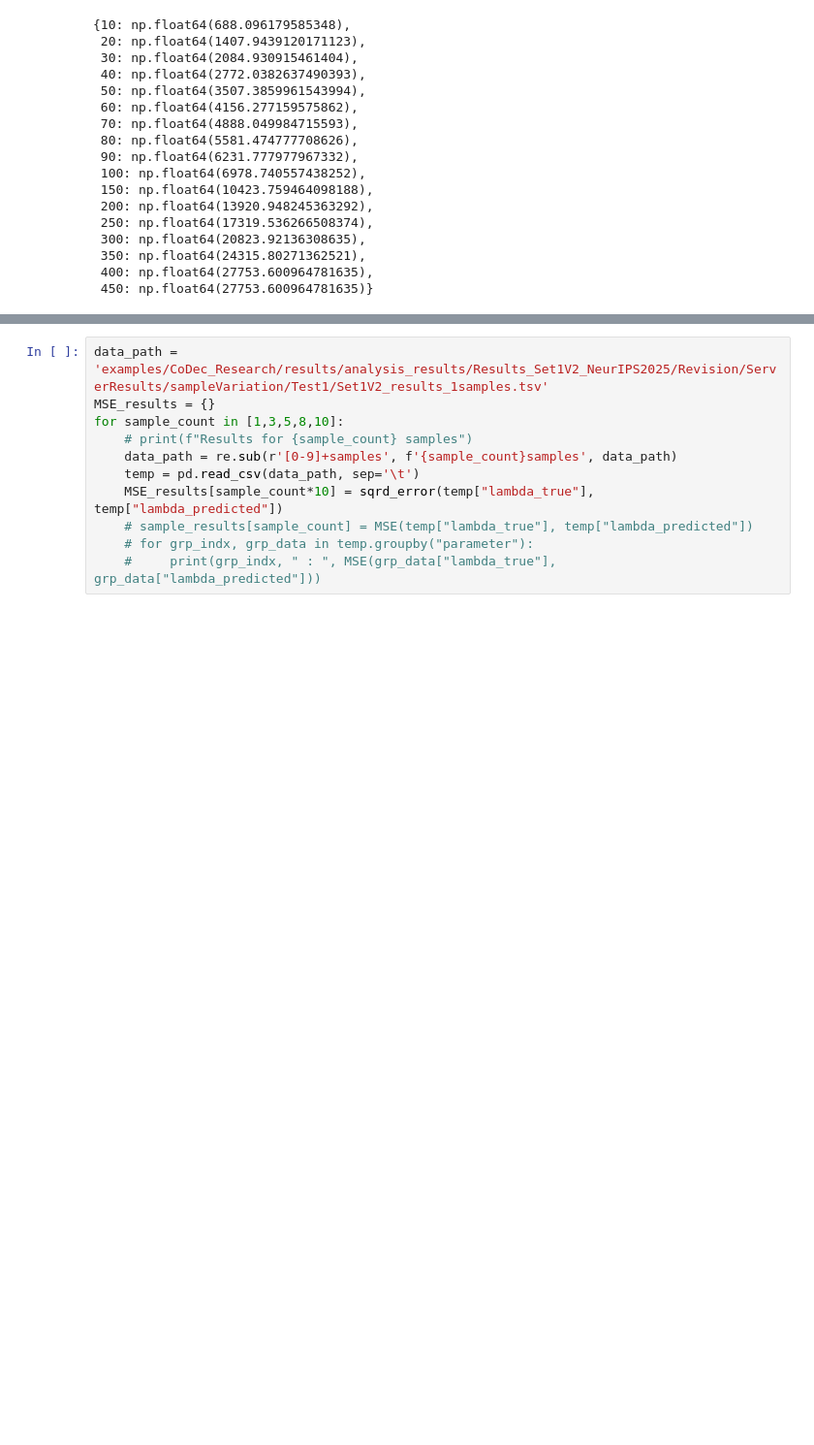
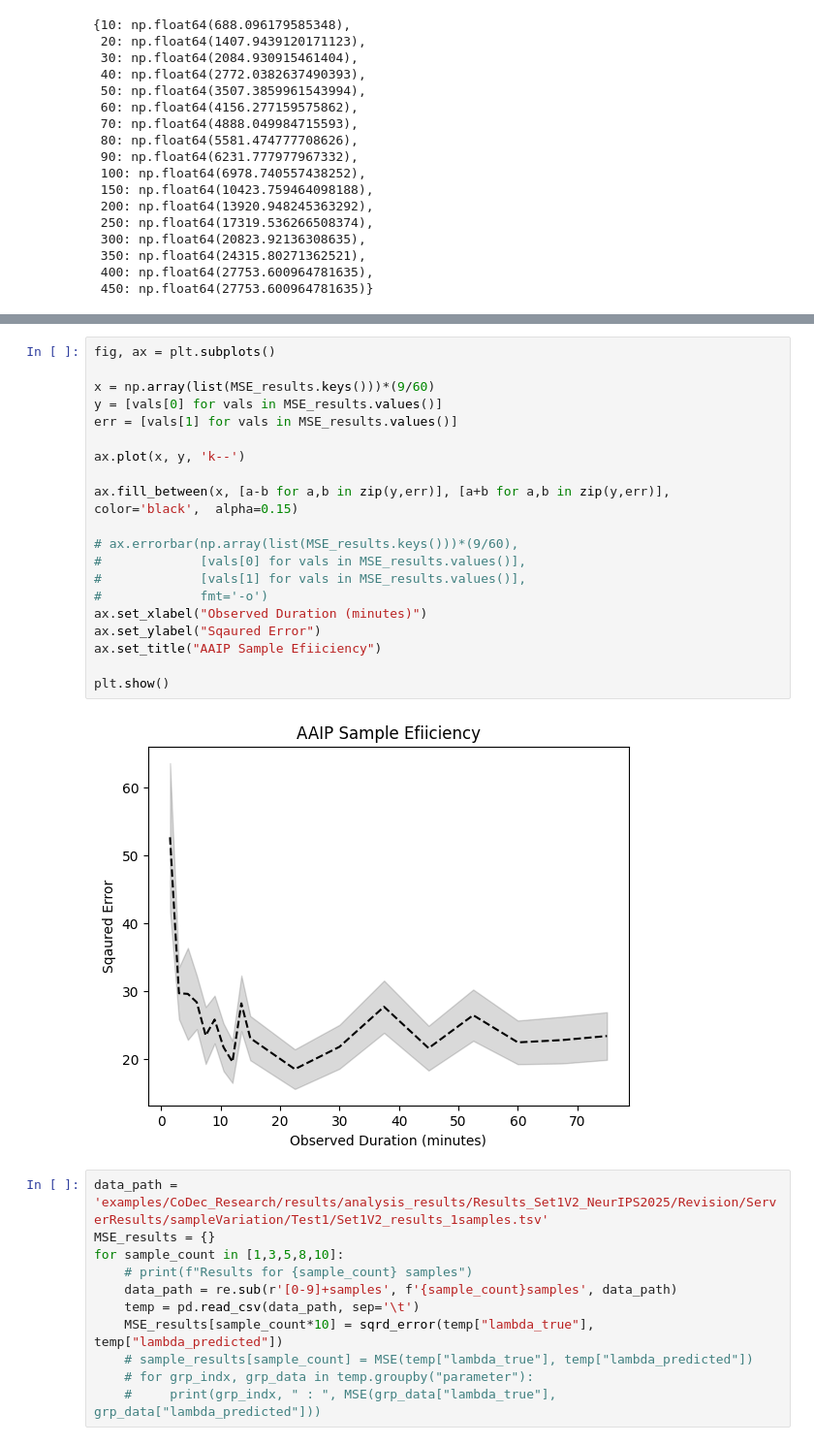
Before and after one commit to sounakban/gpudrive-CoDec, a Jupyter notebook: examples/CoDec_Research/code/Experiment_1/MSE.ipynb, the cells around one changed output, grey strips where cells are left out. Shown: that part at 97% size. Drawn from its saved outputs; the diff is of its cells as text; blank space fills up the shorter version.

```diff
--- a/examples/CoDec_Research/code/Experiment_1/MSE.ipynb
+++ b/examples/CoDec_Research/code/Experiment_1/MSE.ipynb
@@ -143,3 +137,25 @@ plt.show()
+# %%
+fig, ax = plt.subplots()
+
+x = np.array(list(MSE_results.keys()))*(9/60)
+y = [vals[0] for vals in MSE_results.values()]
+err = [vals[1] for vals in MSE_results.values()]
+
+ax.plot(x, y, 'k--')
+
+ax.fill_between(x, [a-b for a,b in zip(y,err)], [a+b for a,b in zip(y,err)], color='black',  alpha=0.15)
+
+# ax.errorbar(np.array(list(MSE_results.keys()))*(9/60),
+#             [vals[0] for vals in MSE_results.values()],
+#             [vals[1] for vals in MSE_results.values()],
+#             fmt='-o')
+ax.set_xlabel("Observed Duration (minutes)")
+ax.set_ylabel("Sqaured Error")
+ax.set_title("AAIP Sample Efiiciency")
+
+plt.show()
+# %% [output]
+[figure, added]
 # %%
 data_path = 'examples/CoDec_Research/results/analysis_results/Results_Set1V2_NeurIPS2025/Revision/ServerResults/sampleVariation/Test1/Set1V2_results_1samples.tsv'
 MSE_results = {}
```
Also changed, not shown: parts of 6 cells of this notebook, 3 other files.
